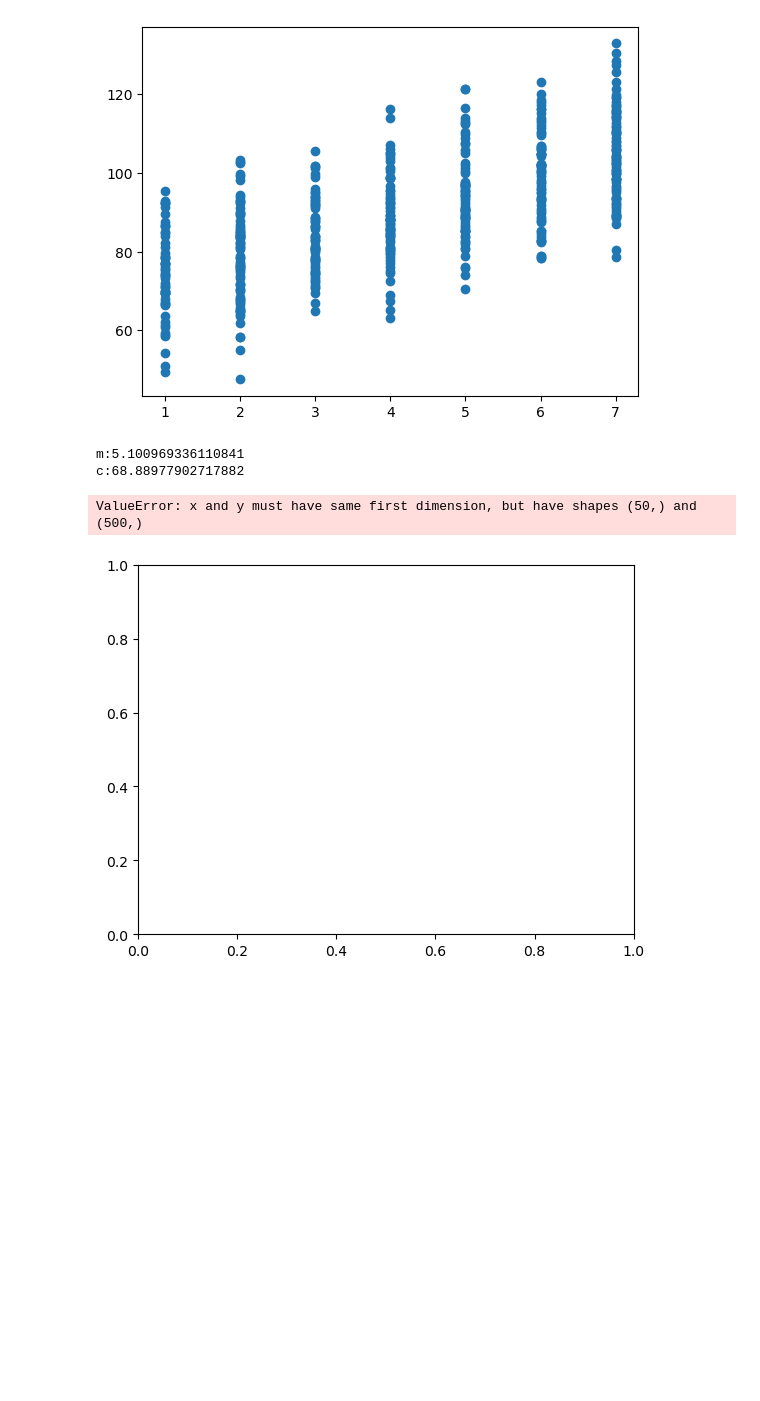
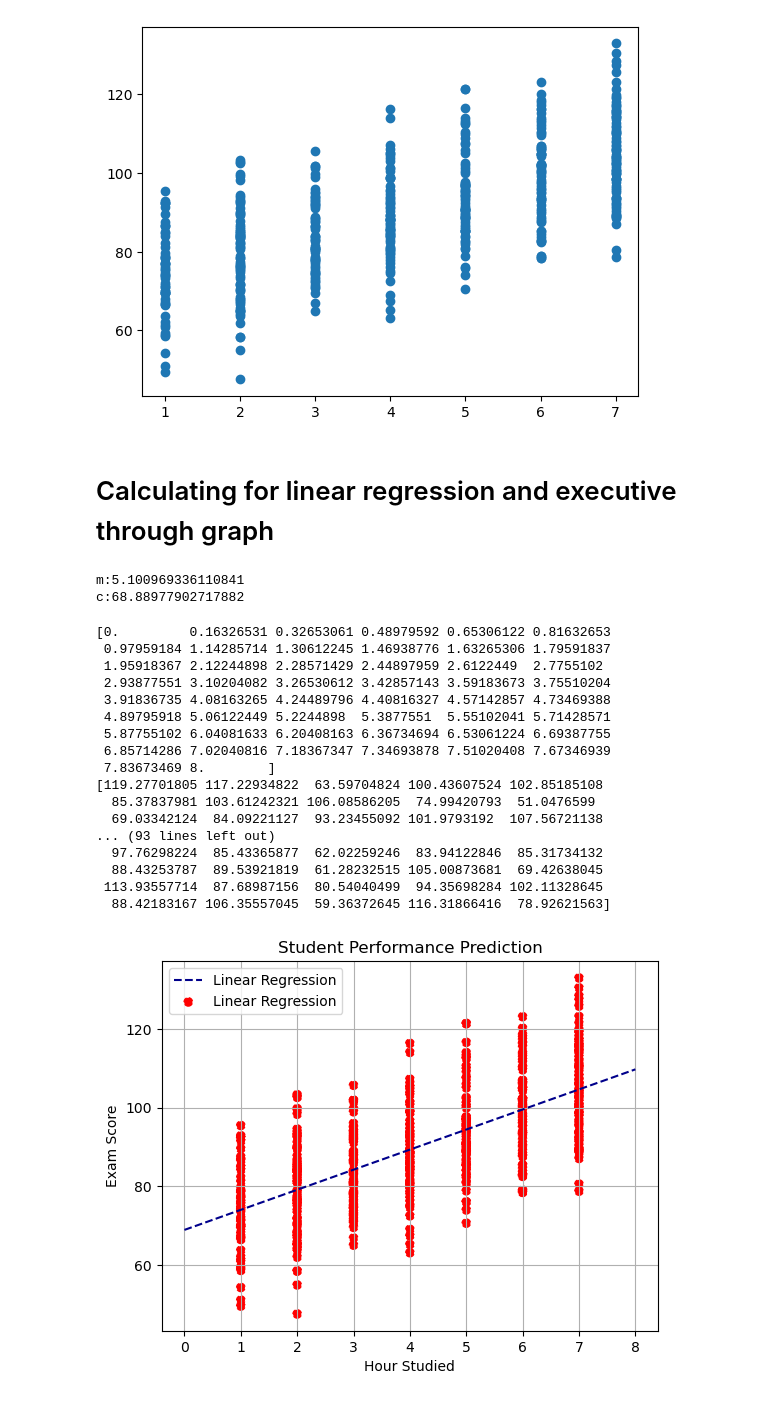
Before and after one commit to Sinchana-Urs2301/Internship, a Jupyter notebook: internship (1).ipynb, the cells around one changed output. Cells and saved outputs as stored; diff of their text form; code cells hidden in the pictures; blank space fills up the shorter version.

```diff
--- a/internship (1).ipynb
+++ b/internship (1).ipynb
@@ -75,6 +79,8 @@ plt.show()
 # %%
 X = data['hours_studied'].values
 Y = data['final_score'].values
+# %% [markdown]
+# Calculating for linear regression and executive through graph
 # %%
 mean_x = np.mean(X)
 mean_y = np.mean(Y)
@@ -99,19 +105,36 @@ c:68.88977902717882
 # %%
 max_x = np.max(X)+1
 min_x = np.min(X)-1
 
 x = np.linspace(min_x , max_x)
-y = (m * X) + c
+print(x)
+print(Y)
+y = (m * x) + c
 
-plt.plot(x,y,color="red" , label='Regression Line' , linestyle = "--" )
-plt.scatter(X,Y,color="skyblue" ,label = "Data Point")
-plt.xlabel("Hour Studied")
-plt.ylabel("Final Score")
-plt.title("Student Score Prediction")
+plt.plot(x,y,color='darkblue' , label='Linear Regression' , linestyle='--')
+plt.scatter(X , Y , color='red' , label='Linear Regression' , linestyle='--')
+plt.title('Student Performance Prediction')
+plt.xlabel('Hour Studied')
+plt.ylabel('Exam Score')
+plt.legend(loc='best')
 plt.grid(True)
-plt.legend(loc=best)
-
 plt.show()
 # %% [output]
-ValueError: x and y must have same first dimension, but have shapes (50,) and (500,)
+[0.         0.16326531 0.32653061 0.48979592 0.65306122 0.81632653
+ 0.97959184 1.14285714 1.30612245 1.46938776 1.63265306 1.79591837
+ 1.95918367 2.12244898 2.28571429 2.44897959 2.6122449  2.7755102
+ 2.93877551 3.10204082 3.26530612 3.42857143 3.59183673 3.75510204
+ 3.91836735 4.08163265 4.24489796 4.40816327 4.57142857 4.73469388
+ 4.89795918 5.06122449 5.2244898  5.3877551  5.55102041 5.71428571
+ 5.87755102 6.04081633 6.20408163 6.36734694 6.53061224 6.69387755
+ 6.85714286 7.02040816 7.18367347 7.34693878 7.51020408 7.67346939
+ 7.83673469 8.        ]
+[119.27701805 117.22934822  63.59704824 100.43607524 102.85185108
+  85.37837981 103.61242321 106.08586205  74.99420793  51.0476599
+  69.03342124  84.09221127  93.23455092 101.9793192  107.56721138
+... (93 lines left out)
+  97.76298224  85.43365877  62.02259246  83.94122846  85.31734132
+  88.43253787  89.53921819  61.28232515 105.00873681  69.42638045
+ 113.93557714  87.68987156  80.54040499  94.35698284 102.11328645
+  88.42183167 106.35557045  59.36372645 116.31866416  78.92621563]
-[figure, old version]
+[figure, new version]
```
Also changed, not shown: parts of 13 cells of this notebook.
